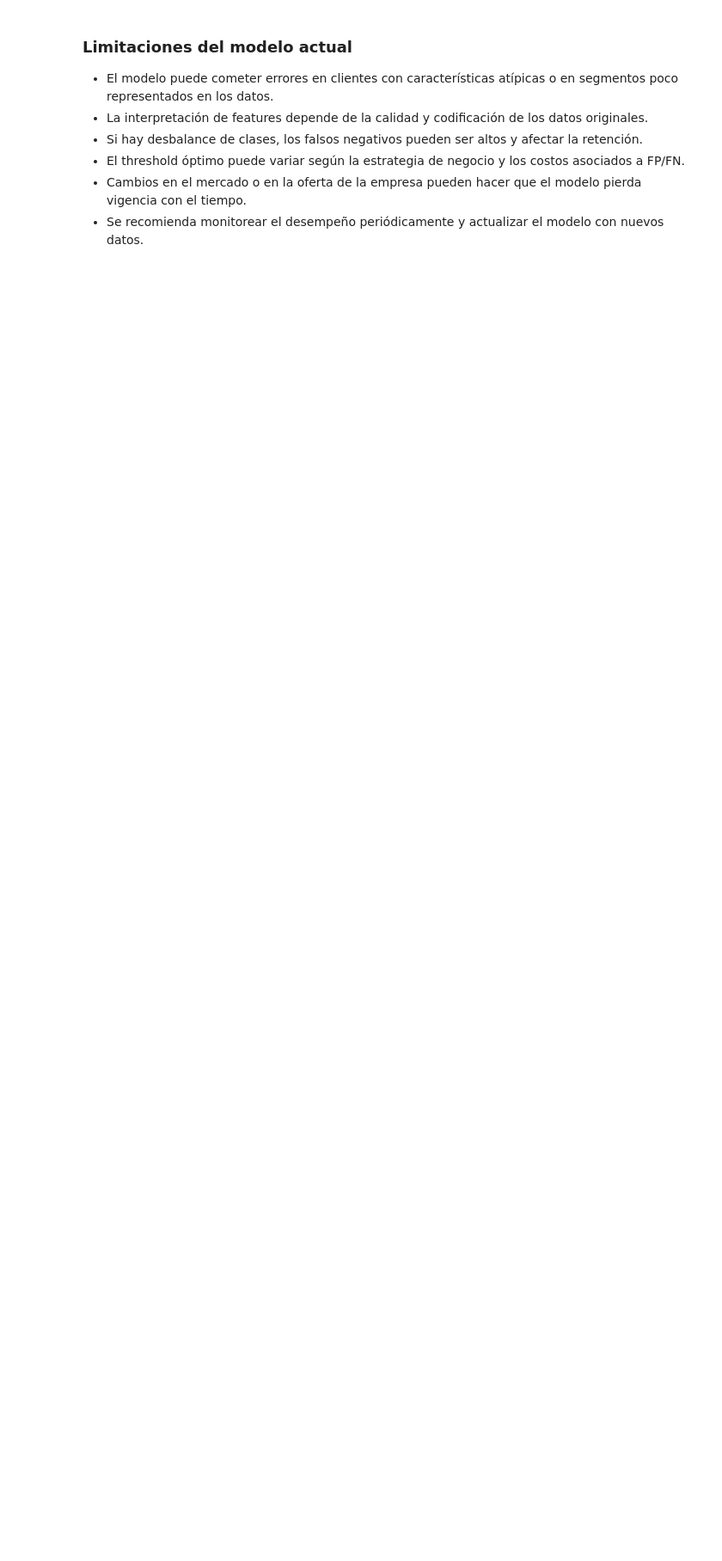
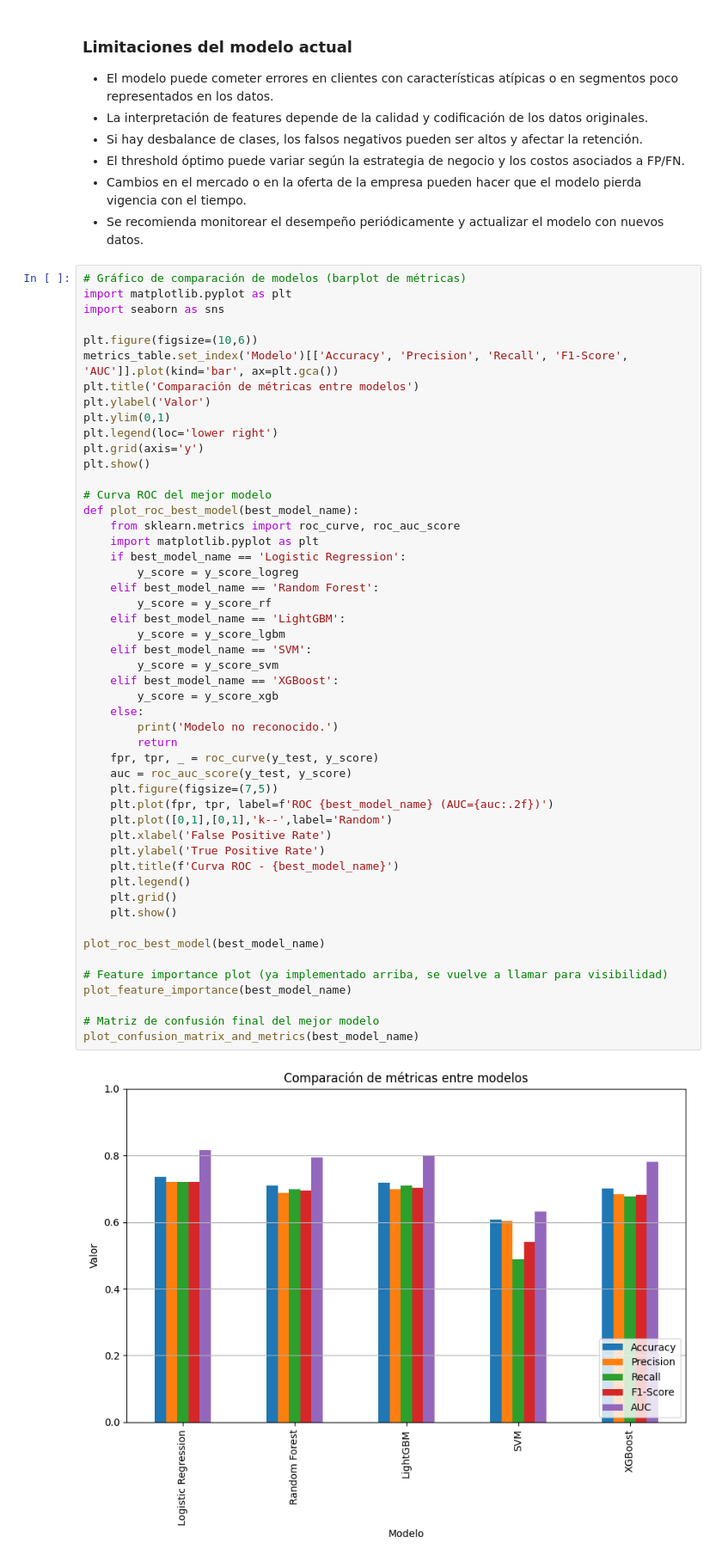
Before and after one commit to frankliramos/Portafolio, a Jupyter notebook: Main.ipynb, the cells around one changed output. Shown at 86% size. Drawn from its saved outputs; the diff is of its cells as text; blank space fills up the shorter version.

```diff
--- a/Main.ipynb
+++ b/Main.ipynb
@@ -1349,3 +1349,55 @@ FP          0.000000  1.000000
 - El threshold óptimo puede variar según la estrategia de negocio y los costos asociados a FP/FN.
 - Cambios en el mercado o en la oferta de la empresa pueden hacer que el modelo pierda vigencia con el tiempo.
 - Se recomienda monitorear el desempeño periódicamente y actualizar el modelo con nuevos datos.
+# %%
+# Gráfico de comparación de modelos (barplot de métricas)
+import matplotlib.pyplot as plt
+import seaborn as sns
+
+plt.figure(figsize=(10,6))
+metrics_table.set_index('Modelo')[['Accuracy', 'Precision', 'Recall', 'F1-Score', 'AUC']].plot(kind='bar', ax=plt.gca())
+plt.title('Comparación de métricas entre modelos')
+plt.ylabel('Valor')
+plt.ylim(0,1)
+plt.legend(loc='lower right')
+plt.grid(axis='y')
+plt.show()
+
+# Curva ROC del mejor modelo
+def plot_roc_best_model(best_model_name):
+    from sklearn.metrics import roc_curve, roc_auc_score
+    import matplotlib.pyplot as plt
+    if best_model_name == 'Logistic Regression':
+        y_score = y_score_logreg
+    elif best_model_name == 'Random Forest':
+        y_score = y_score_rf
+    elif best_model_name == 'LightGBM':
+        y_score = y_score_lgbm
+    elif best_model_name == 'SVM':
+        y_score = y_score_svm
+    elif best_model_name == 'XGBoost':
+        y_score = y_score_xgb
+    else:
+        print('Modelo no reconocido.')
+        return
+    fpr, tpr, _ = roc_curve(y_test, y_score)
+    auc = roc_auc_score(y_test, y_score)
+    plt.figure(figsize=(7,5))
+    plt.plot(fpr, tpr, label=f'ROC {best_model_name} (AUC={auc:.2f})')
+    plt.plot([0,1],[0,1],'k--',label='Random')
+    plt.xlabel('False Positive Rate')
+    plt.ylabel('True Positive Rate')
+    plt.title(f'Curva ROC - {best_model_name}')
+    plt.legend()
+    plt.grid()
+    plt.show()
+
+plot_roc_best_model(best_model_name)
+
+# Feature importance plot (ya implementado arriba, se vuelve a llamar para visibilidad)
+plot_feature_importance(best_model_name)
+
+# Matriz de confusión final del mejor modelo
+plot_confusion_matrix_and_metrics(best_model_name)
+# %% [output]
+[figure, added]
```
Also changed, not shown: parts of 3 cells of this notebook.
